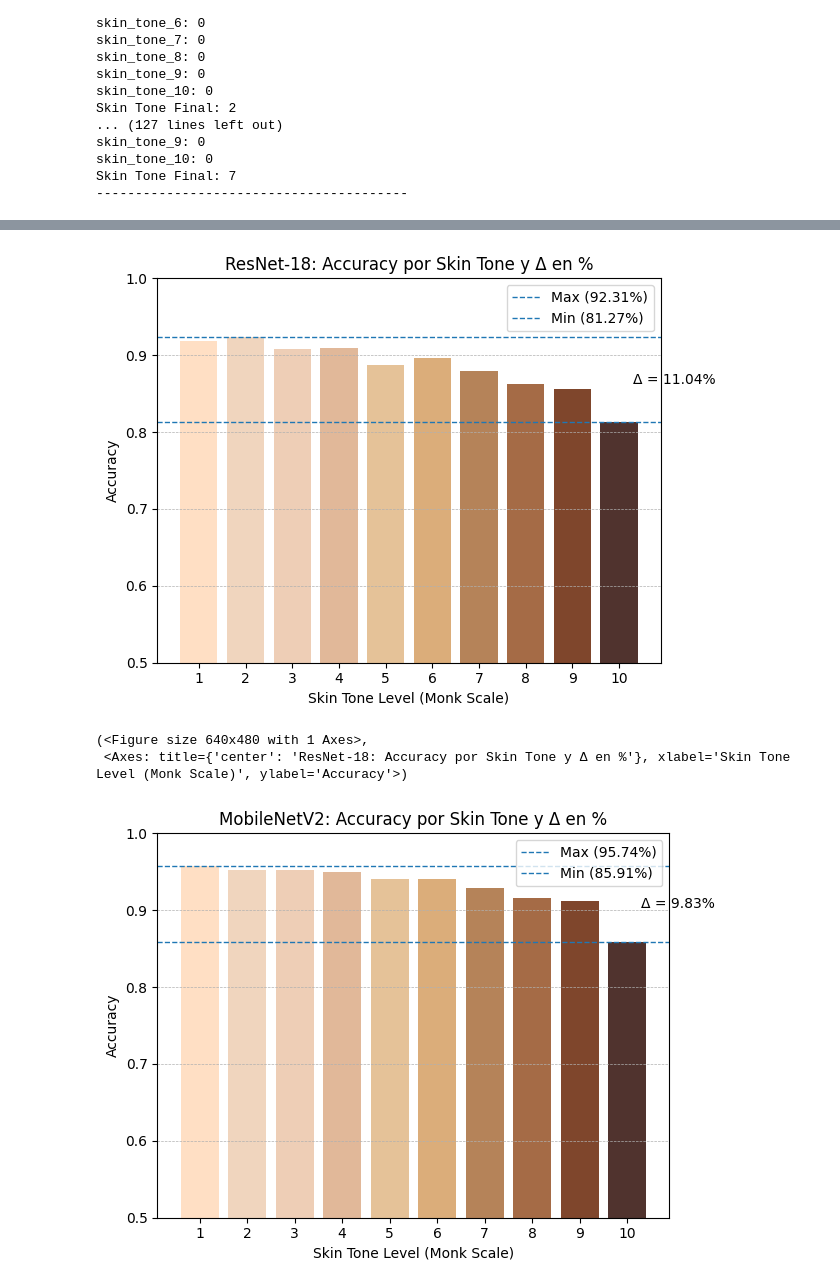
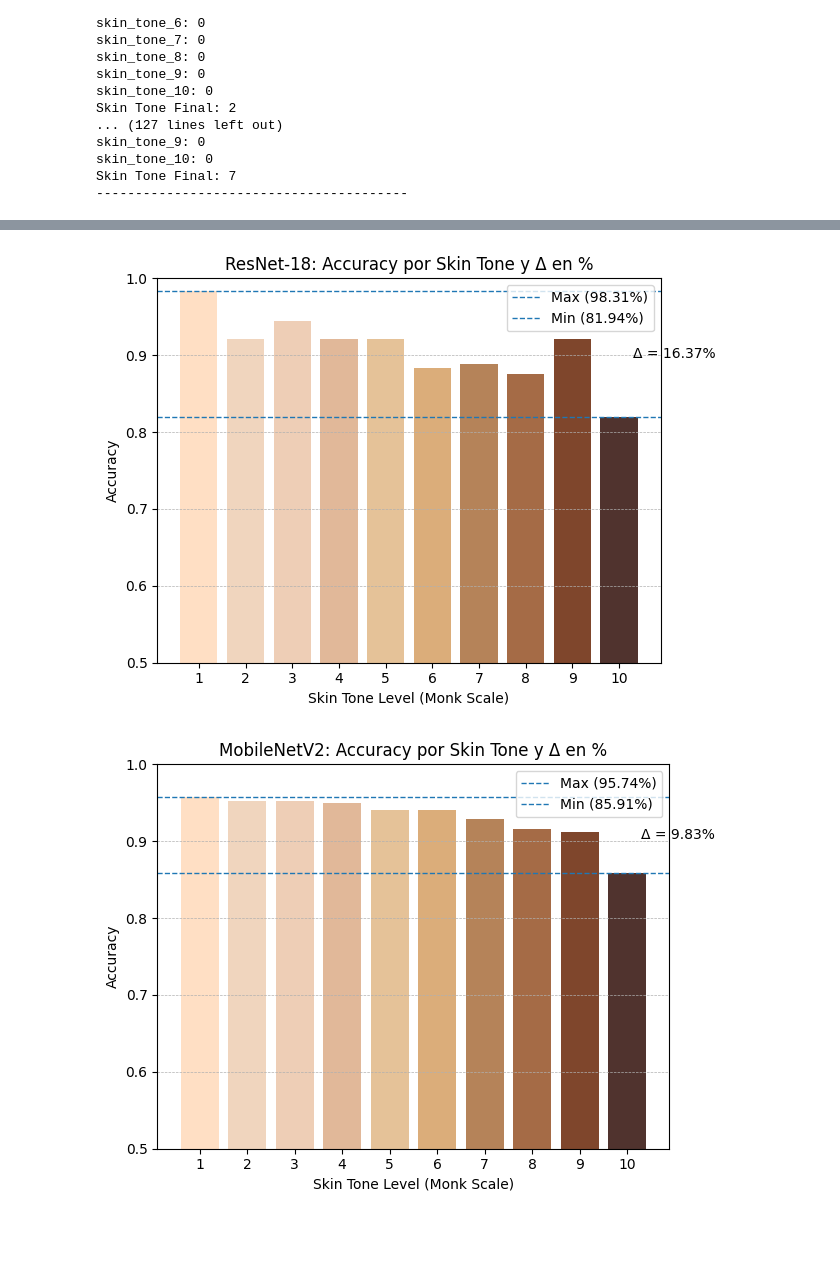
Before and after one commit to DiegoPaezA/MoQ-NAS, a Jupyter notebook: facet_data/facet_dataset.ipynb, the cells around one changed output, grey strips where cells are left out. Cells and saved outputs as stored; diff of their text form; code cells hidden in the pictures; blank space fills up the shorter version.

```diff
--- a/facet_data/facet_dataset.ipynb
+++ b/facet_data/facet_dataset.ipynb
@@ -159,38 +254,36 @@ def plot_skin_tone_accuracy(accuracies, model_name):
     # Creación de la figura
     fig, ax = plt.subplots()
 
     # Gráfico de barras
     ax.bar(tones, accuracies, color=monk_colors)
 
     # Líneas de Max y Min
     ax.axhline(max_acc, linestyle='--', linewidth=1, label=f'Max ({max_acc*100:.2f}%)')
     ax.axhline(min_acc, linestyle='--', linewidth=1, label=f'Min ({min_acc*100:.2f}%)')
 
     # Anotación de Δ en la derecha
     x_text = tones[-1] + 0.3
     y_text = (max_acc + min_acc) / 2
     ax.text(x_text, y_text, f'Δ = {delta*100:.2f}%', va='center')
 
     # Configuraciones
     ax.set_xticks(tones)
     ax.set_xlabel("Skin Tone Level (Monk Scale)")
     ax.set_ylabel("Accuracy")
     ax.set_title(f"{model_name}: Accuracy por Skin Tone y Δ en %")
     ax.set_ylim(0.5, 1.0)
     ax.legend()
     ax.grid(axis="y", linestyle="--", linewidth=0.5)
 
     plt.tight_layout()
     plt.show()
     return fig, ax
 
 # Ejemplo de uso con ResNet-18
-accuracies_resnet = [0.9180, 0.9231, 0.9085, 0.9088, 0.8879, 0.8965, 0.8800, 0.8621, 0.8557, 0.8127]
-plot_skin_tone_accuracy(accuracies_resnet, "ResNet-18")
+accuracies_resnet = [0.9831,0.9216,0.9444,0.9206,0.9205,0.8828,0.8888,0.8755,0.9206,0.8194,]
+plot_skin_tone_accuracy(accuracies_resnet, "ResNet-18");
 # %% [output]
-[figure, old version]
+[figure, new version]
-(<Figure size 640x480 with 1 Axes>,
- <Axes: title={'center': 'ResNet-18: Accuracy por Skin Tone y Δ en %'}, xlabel='Skin Tone Level (Monk Scale)', ylabel='Accuracy'>)
 # %%
 accuracies_mobilenet = [0.9574,0.9526,0.9517,0.9499,0.9406,0.9403,0.9290,0.9155,0.9124,0.8591]
 plot_skin_tone_accuracy(accuracies_mobilenet, "MobileNetV2")
```
Also changed, not shown: parts of 11 cells of this notebook.
